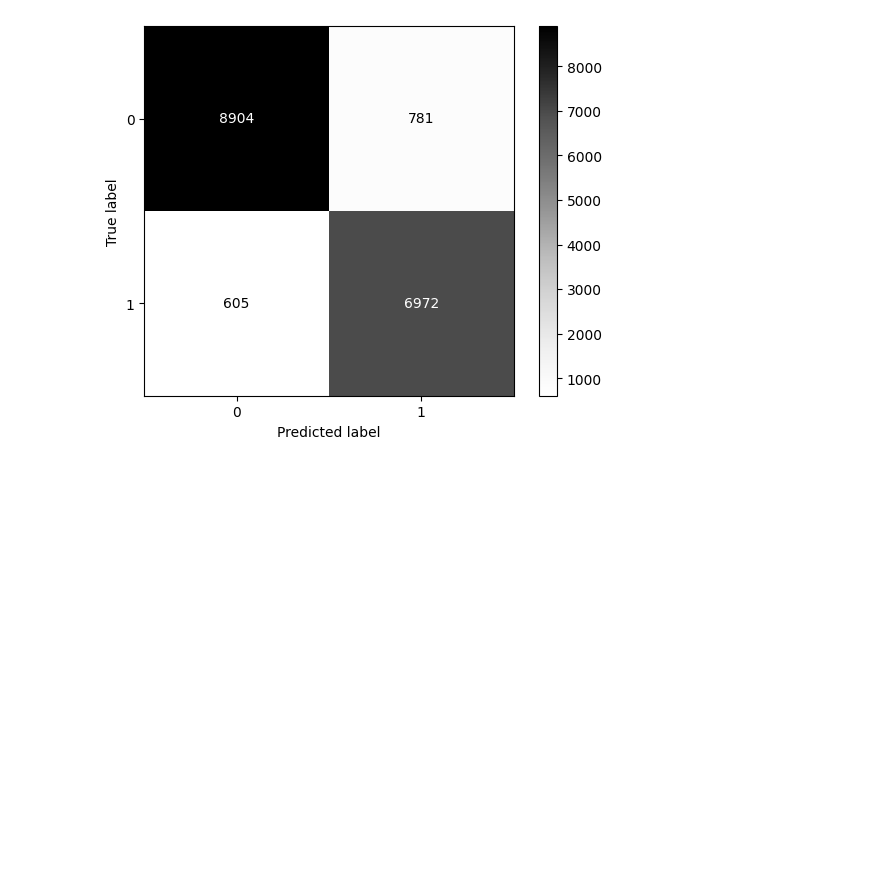
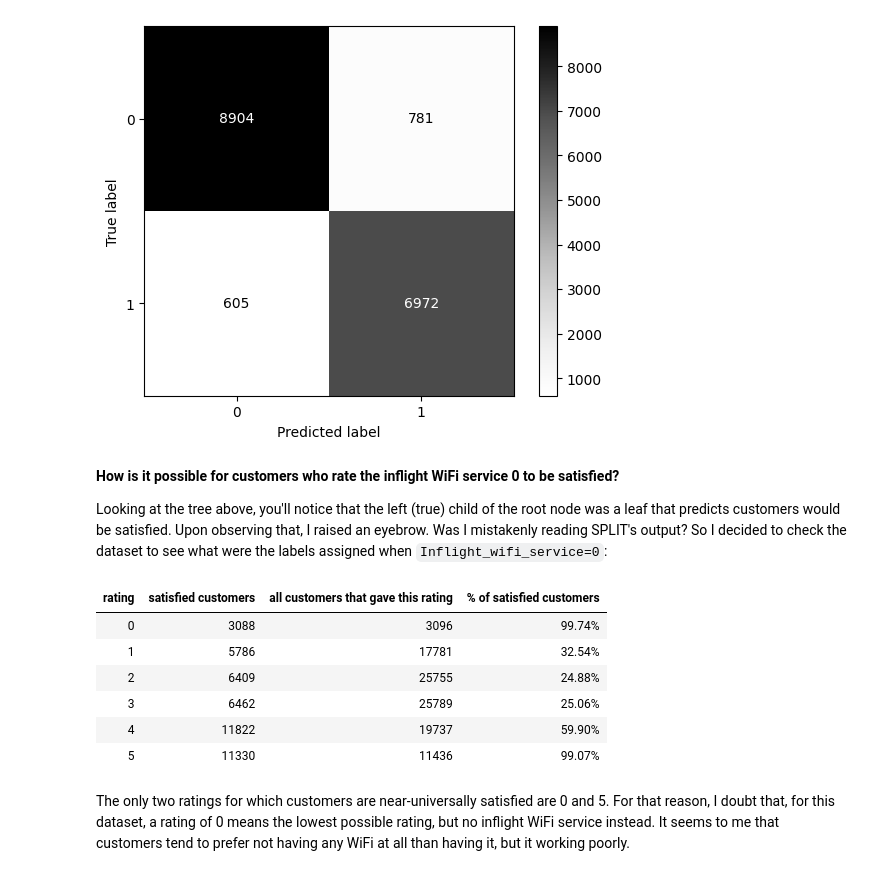
Before and after one commit to lucascampa/dimacs-externship, a Jupyter notebook: notebooks/Black-Box to Glass-Box modeling [RANDOM_SEED=42].ipynb, the cells around one changed output. Drawn from its saved outputs; the diff is of its cells as text; code cells hidden in the pictures; blank space fills up the shorter version.

Commit message:
Add wifi service = 0 analysis

```diff
--- a/notebooks/Black-Box to Glass-Box modeling [RANDOM_SEED=42].ipynb
+++ b/notebooks/Black-Box to Glass-Box modeling [RANDOM_SEED=42].ipynb
@@ -433,3 +433,36 @@ xbg_cm = dx.cm(y_test, y_test_pred_0, cmap="Purples")
 split_cm = dx.cm(y_test, test_prediction_8[0], cmap="Greys")
 # %% [output]
 [figure]
+# %% [markdown]
+**How is it possible for customers who rate the inflight WiFi service 0 to be satisfied?**
+
+Looking at the tree above, you'll notice that the left (true) child of the root node was a leaf that predicts customers would be satisfied. Upon observing that, I raised an eyebrow. Was I mistakenly reading SPLIT's output? So I decided to check the dataset to see what were the labels assigned when `Inflight_wifi_service=0`:
+# %%
+# Break down customers by inflight WiFi service rating
+wifi_ratings = [train_encoded[train_encoded["Inflight_wifi_service"]==i][["Inflight_wifi_service", "satisfaction"]] for i in range(6)]
+
+# % of satisfied customers by rating
+rating_df = []
+for rating in wifi_ratings:
+    total = len(rating)
+    satisfied = len(rating[rating["satisfaction"]==1])
+    ratio = satisfied / total
+    rating_df.extend([{"satisfied customers": satisfied,
+               "all customers that gave this rating": total,
+               "% of satisfied customers": format(ratio, ".2%"),},])
+
+rating_df = pd.DataFrame(rating_df)
+rating_df = rating_df.reset_index()
+rating_df.rename(columns={"index": "rating"}, inplace=True)
+display(rating_df.style.hide(axis="index"))
+# %% [output]
+| rating | satisfied customers | all customers that gave this rating | % of satisfied customers |
+| 0 | 3088 | 3096 | 99.74% |
+| 1 | 5786 | 17781 | 32.54% |
+| 2 | 6409 | 25755 | 24.88% |
+| 3 | 6462 | 25789 | 25.06% |
+| 4 | 11822 | 19737 | 59.90% |
+| 5 | 11330 | 11436 | 99.07% |
+# %% [markdown]
+The only two ratings for which customers are near-universally satisfied are 0 and 5. For that reason, I doubt that, for this dataset, a rating of 0 means the lowest possible rating, but no inflight WiFi service instead.
+It seems to me that customers tend to prefer not having any WiFi at all than having it, but it working poorly.
```
